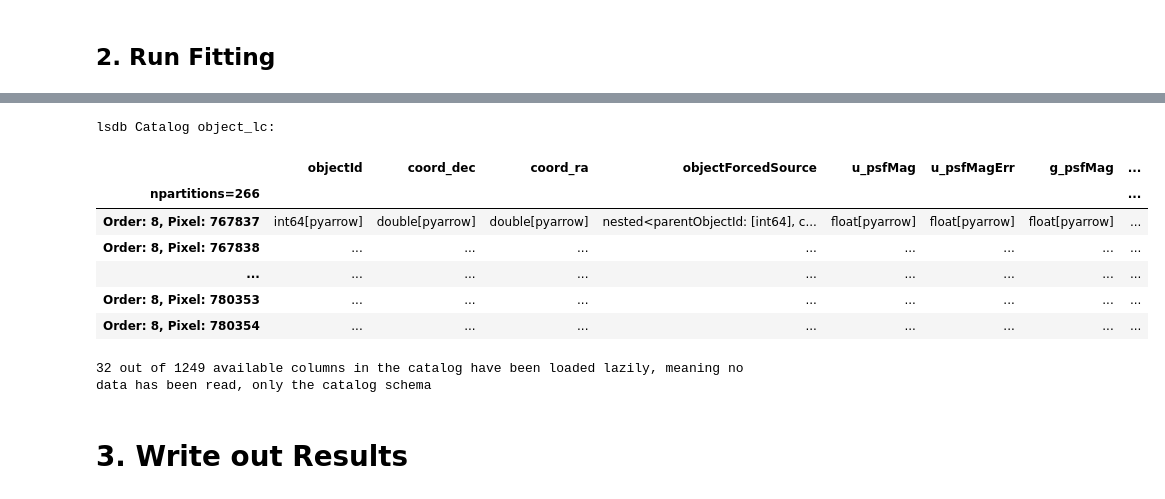
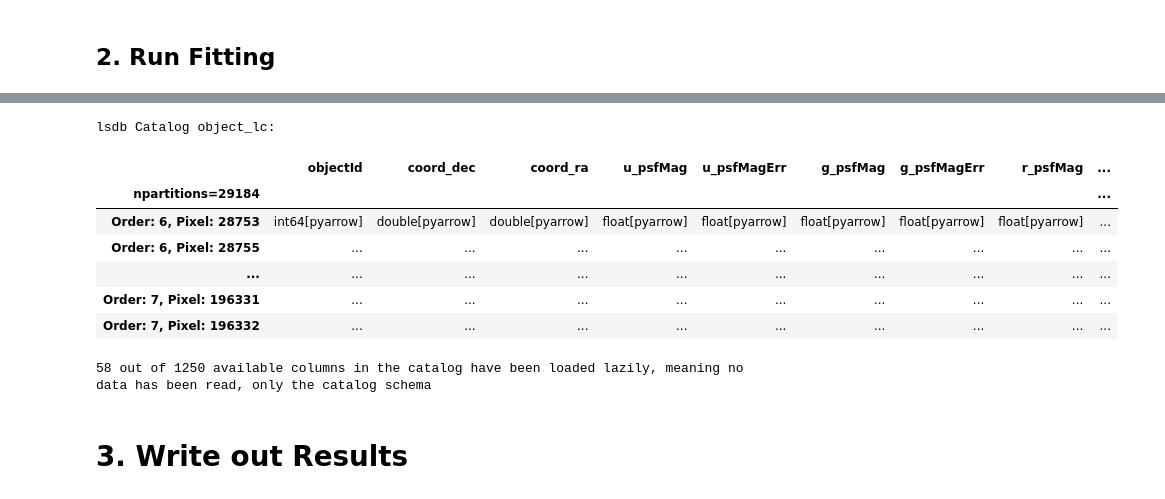
Before and after one commit to dougbrn/rrlmbft, a Jupyter notebook: dp2_rrl.ipynb, the cells around one changed output, grey strips where cells are left out. Cells and saved outputs as stored; diff of their text form; code cells hidden in the pictures.

```diff
--- a/dp2_rrl.ipynb
+++ b/dp2_rrl.ipynb
@@ -17,7 +37,8 @@ client=Client(n_workers=4, memory_limit="6GB", silence_logs=logging.ERROR)
 # %%
-cone = lsdb.ConeSearch(ra=300.0, dec=-25.0, radius_arcsec=7000.0)
-
-dp2 = lsdb.open_catalog("/sdf/data/rubin/shared/lsdb_commissioning/hats/v30_0_6/object_collection",
+cone = lsdb.ConeSearch(ra=300.0, dec=-25.0, radius_arcsec=70000.0)
+usdf_path = "/sdf/data/rubin/shared/lsdb_commissioning/hats/v30_0_6/object_collection"
+shire_path = "/astro/store/shire/hats/dash/hats/v30_0_6/object_collection"
+dp2 = lsdb.open_catalog(shire_path,
                         columns=['objectId', 'coord_dec', 'coord_ra', 'objectForcedSource', 'u_psfMag', 'u_psfMagErr',
                                  'g_psfMag', 'g_psfMagErr', 'r_psfMag', 'r_psfMagErr', 'i_psfMag', 'i_psfMagErr', 'z_psfMag', 'z_psfMagErr',
                                  'y_psfMag', 'y_psfMagErr', 'ebv'],
@@ -121,9 +125,10 @@ def filtering(df):
     return df
 # %%
 filtered = dp2.map_partitions(filtering)
+#filtered = filtered.prune_empty_partitions()
 
 # prune columns for downstream memory management
-filtered = filtered.drop(FLAG_COLS)
+#filtered = filtered.drop(FLAG_COLS)
 filtered
 # %% [output]
 lsdb Catalog object_lc:
@@ -333,16 +347,19 @@ meta
 # %%
-fitted = filtered.map_partitions(fit_stat_df, meta=meta.head(0))
+meta=npd.read_parquet("meta.parquet").drop(columns="_healpix_29")
+fitted = filtered.map_partitions(fit_stat_df, meta=npd.NestedFrame(
+        {col: pd.Series(dtype=dt) for col, dt in meta.dtypes.items()}
+    ))
 fitted
 # %% [output]
 lsdb Catalog object_lc:
-|  | objectId | coord_dec | coord_ra | objectForcedSource | u_psfMag | u_psfMagErr | g_psfMag | ... |
-| npartitions=266 |  |  |  |  |  |  |  | ... |
-| Order: 8, Pixel: 767837 | int64[pyarrow] | double[pyarrow] | double[pyarrow] | nested<parentObjectId: [int64], c... | float[pyarrow] | float[pyarrow] | float[pyarrow] | ... |
-| Order: 8, Pixel: 767838 | ... | ... | ... | ... | ... | ... | ... | ... |
-| ... | ... | ... | ... | ... | ... | ... | ... | ... |
-| Order: 8, Pixel: 780353 | ... | ... | ... | ... | ... | ... | ... | ... |
-| Order: 8, Pixel: 780354 | ... | ... | ... | ... | ... | ... | ... | ... |
+|  | objectId | coord_dec | coord_ra | u_psfMag | u_psfMagErr | g_psfMag | g_psfMagErr | r_psfMag | ... |
+| npartitions=29184 |  |  |  |  |  |  |  |  | ... |
+| Order: 6, Pixel: 28753 | int64[pyarrow] | double[pyarrow] | double[pyarrow] | float[pyarrow] | float[pyarrow] | float[pyarrow] | float[pyarrow] | float[pyarrow] | ... |
+| Order: 6, Pixel: 28755 | ... | ... | ... | ... | ... | ... | ... | ... | ... |
+| ... | ... | ... | ... | ... | ... | ... | ... | ... | ... |
+| Order: 7, Pixel: 196331 | ... | ... | ... | ... | ... | ... | ... | ... | ... |
+| Order: 7, Pixel: 196332 | ... | ... | ... | ... | ... | ... | ... | ... | ... |
-32 out of 1249 available columns in the catalog have been loaded lazily, meaning no data has been read, only the catalog schema
+58 out of 1250 available columns in the catalog have been loaded lazily, meaning no data has been read, only the catalog schema
 # %% [markdown]
 # 3. Write out Results
 # %%
```
Also changed, not shown: parts of 10 cells of this notebook, 1 other file.
